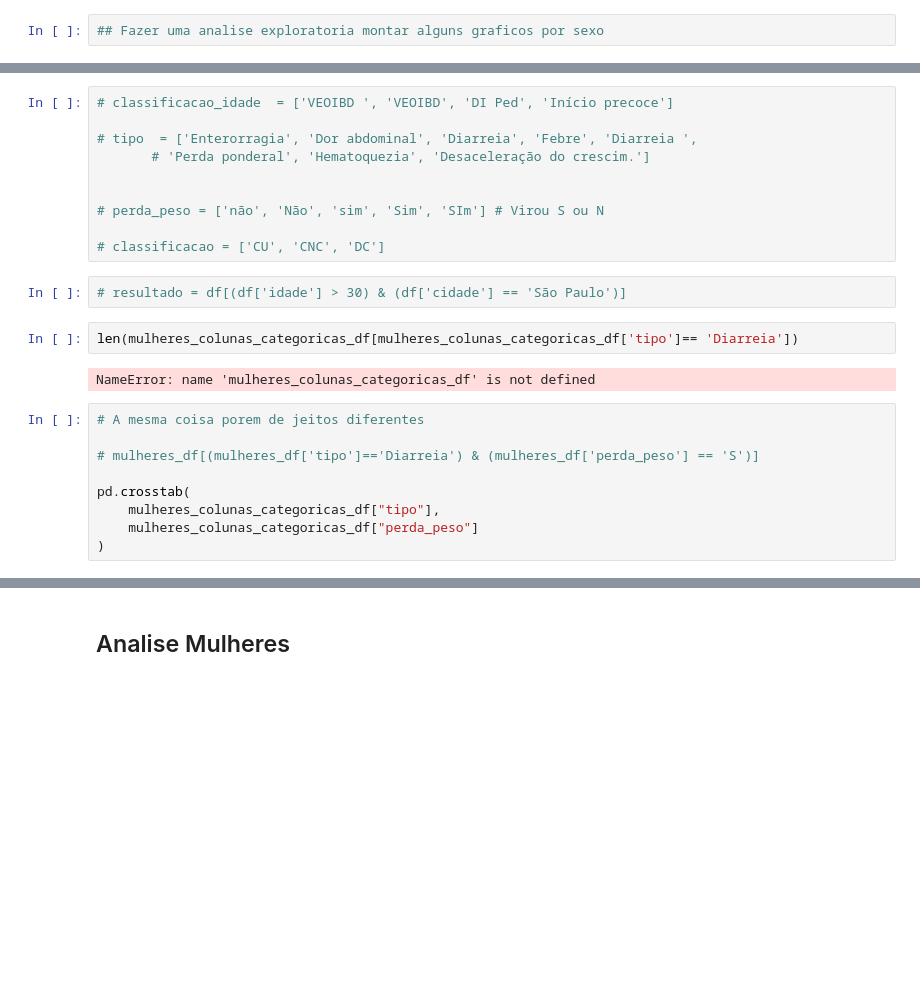
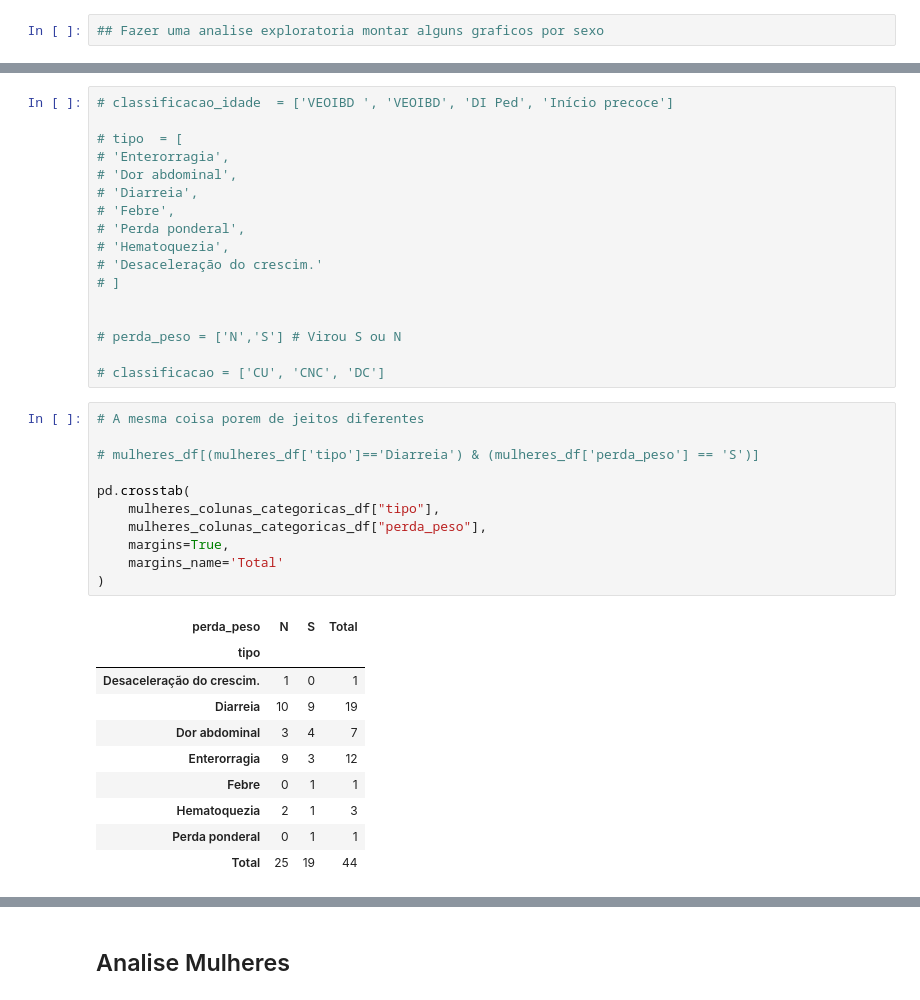
Before and after one commit to luscaalima/ME812-Unicamp, a Jupyter notebook: dados/notebook_consultoria_oficial.ipynb, the cells around one changed output, grey strips where cells are left out. Cells and saved outputs as stored; diff of their text form; blank space fills up the shorter version.

```diff
--- a/dados/notebook_consultoria_oficial.ipynb
+++ b/dados/notebook_consultoria_oficial.ipynb
@@ -162,25 +211,39 @@ colunas_nao_categoricas = [
 # %%
 # classificacao_idade  = ['VEOIBD ', 'VEOIBD', 'DI Ped', 'Início precoce']
 
-# tipo  = ['Enterorragia', 'Dor abdominal', 'Diarreia', 'Febre', 'Diarreia ',
-       # 'Perda ponderal', 'Hematoquezia', 'Desaceleração do crescim.']
+# tipo  = [
+# 'Enterorragia',
+# 'Dor abdominal',
+# 'Diarreia',
+# 'Febre',
+# 'Perda ponderal',
+# 'Hematoquezia',
+# 'Desaceleração do crescim.'
+# ]
 
 
-# perda_peso = ['não', 'Não', 'sim', 'Sim', 'SIm'] # Virou S ou N
+# perda_peso = ['N','S'] # Virou S ou N
 
 # classificacao = ['CU', 'CNC', 'DC']
-# %%
-# resultado = df[(df['idade'] > 30) & (df['cidade'] == 'São Paulo')]
-# %%
-len(mulheres_colunas_categoricas_df[mulheres_colunas_categoricas_df['tipo']== 'Diarreia'])
-# %% [output]
-NameError: name 'mulheres_colunas_categoricas_df' is not defined
 # %%
 # A mesma coisa porem de jeitos diferentes
 
 # mulheres_df[(mulheres_df['tipo']=='Diarreia') & (mulheres_df['perda_peso'] == 'S')]
 
 pd.crosstab(
     mulheres_colunas_categoricas_df["tipo"],
-    mulheres_colunas_categoricas_df["perda_peso"]
+    mulheres_colunas_categoricas_df["perda_peso"],
+    margins=True,
+    margins_name='Total'
 )
+# %% [output]
+| perda_peso | N | S | Total |
+| tipo |  |  |  |
+| Desaceleração do crescim. | 1 | 0 | 1 |
+| Diarreia | 10 | 9 | 19 |
+| Dor abdominal | 3 | 4 | 7 |
+| Enterorragia | 9 | 3 | 12 |
+| Febre | 0 | 1 | 1 |
+| Hematoquezia | 2 | 1 | 3 |
+| Perda ponderal | 0 | 1 | 1 |
+| Total | 25 | 19 | 44 |
```
Also changed, not shown: parts of 25 cells of this notebook.
